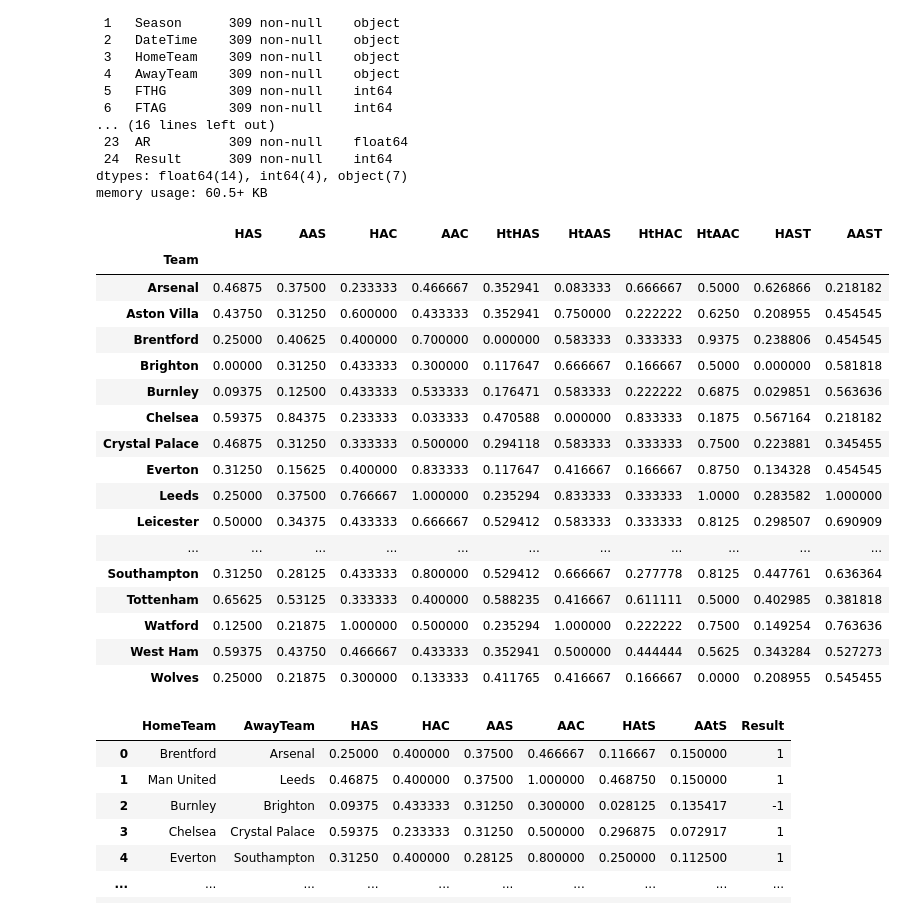
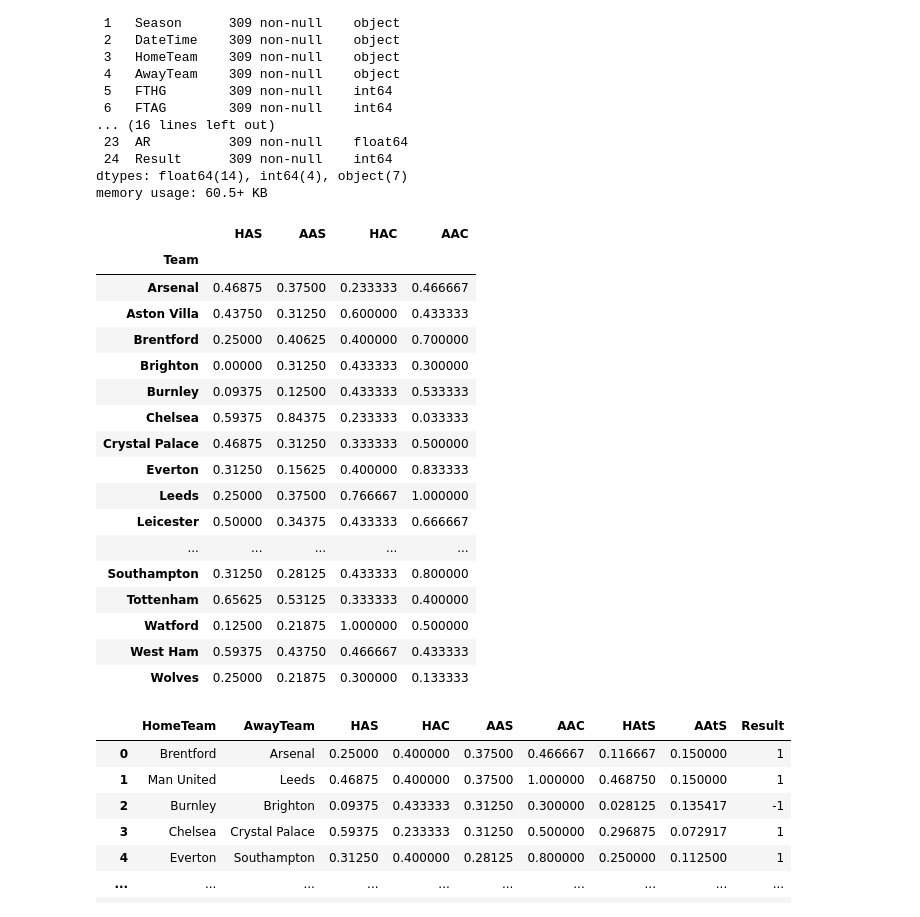
Before and after one commit to Trevor-Jackson94/soccer_project, a Jupyter notebook: 2021_2022_prediction.ipynb, the cells around one changed output. Saved outputs shown, nothing was run; the diff lists cells and outputs as text; code cells hidden in the pictures.

Commit message:
Updated model with scores.

```diff
--- a/2021_2022_prediction.ipynb
+++ b/2021_2022_prediction.ipynb
@@ -84,10 +84,7 @@ memory usage: 60.5+ KB
 # Get each team's offensive/defensive capabilities per season.
 def get_features_per_season(data_now):
     table_new = pd.DataFrame(columns=('Team','HAS','AAS'
-                                      ,'HAC','AAC'
-                                      ,'HtHAS','HtAAS'
-                                      ,'HtHAC','HtAAC'
-                                      ,'HAST','AAST'))
+                                      ,'HAC','AAC'))
 
     home_data = data_now.groupby('HomeTeam')
     away_data = data_now.groupby('AwayTeam')
@@ -99,66 +96,52 @@ def get_features_per_season(data_now):
     away_goals_scored = away_data.FTAG.sum().values
     away_goals_conceded = away_data.FTHG.sum().values
 
-    # Sum the half time home and away goals.
-    home_halftime_goals_scored = home_data.HTHG.sum().values
-    home_halftime_goals_conceded = home_data.HTAG.sum().values
-    away_halftime_goals_scored = away_data.HTAG.sum().values
-    away_halftime_goals_conceded = away_data.HTHG.sum().values
 
     # Sum the shots on target
     home_shots_on_target = home_data.HST.sum().values
     away_shots_on_target = home_data.AST.sum().values
 
 
     # Average full time home/away attacking/defensive strength.
     table_new.HAS = (home_goals_scored / 19.0)  # avg home goals scored
     table_new.AAS = (away_goals_scored / 19.0)  # avg away goals scored
     table_new.HAC = (home_goals_conceded / 19.0)  # avg home goals conceded
     table_new.AAC = (away_goals_conceded / 19.0)  # avg away goals conceded
 
-    # Average half time home/away attacking/defensive strength.
-    table_new.HtHAS = (home_halftime_goals_scored / 19.0) # avg half-time home goals scored
-    table_new.HtHAC = (away_halftime_goals_scored / 19.0) # avg half-time away goals scored
-    table_new.HtAAS = (home_halftime_goals_conceded / 19.0) # avg half-time home goals conceded
-    table_new.HtAAC = (away_halftime_goals_conceded / 19.0) # avg half-time away goals conceded
-
-    # Average the shots on target.
-    table_new.HAST = (home_shots_on_target / 19.0) # avg half-time home goals scored
-    table_new.AAST = (away_shots_on_target / 19.0) # avg half-time away goals scored
 
 
     return table_new
 
 # create a team dataframe using our function to calculate strengths and averages for home and away.
 team_data = get_features_per_season(raw_df)
 # Set the team as the index (this is used to merge dataframes in the next step).
 team_data.set_index('Team', inplace=True)
 # Create an empty team dataframe to use at the end, in order to get a final Premier League table.
 last_season_table = pd.DataFrame(index=team_data.index)
 # Scale the data.
 scaler = MinMaxScaler()
 # Fit the data to the scaler and show the final form.
 team_data = pd.DataFrame(scaler.fit_transform(team_data), columns=team_data.columns, index=team_data.index)
 team_data
 # %% [output]
-|  | HAS | AAS | HAC | AAC | HtHAS | HtAAS | HtHAC | HtAAC | HAST | AAST |
-| Team |  |  |  |  |  |  |  |  |  |  |
-| Arsenal | 0.46875 | 0.37500 | 0.233333 | 0.466667 | 0.352941 | 0.083333 | 0.666667 | 0.5000 | 0.626866 | 0.218182 |
-| Aston Villa | 0.43750 | 0.31250 | 0.600000 | 0.433333 | 0.352941 | 0.750000 | 0.222222 | 0.6250 | 0.208955 | 0.454545 |
-| Brentford | 0.25000 | 0.40625 | 0.400000 | 0.700000 | 0.000000 | 0.583333 | 0.333333 | 0.9375 | 0.238806 | 0.454545 |
-| Brighton | 0.00000 | 0.31250 | 0.433333 | 0.300000 | 0.117647 | 0.666667 | 0.166667 | 0.5000 | 0.000000 | 0.581818 |
-| Burnley | 0.09375 | 0.12500 | 0.433333 | 0.533333 | 0.176471 | 0.583333 | 0.222222 | 0.6875 | 0.029851 | 0.563636 |
-| Chelsea | 0.59375 | 0.84375 | 0.233333 | 0.033333 | 0.470588 | 0.000000 | 0.833333 | 0.1875 | 0.567164 | 0.218182 |
-| Crystal Palace | 0.46875 | 0.31250 | 0.333333 | 0.500000 | 0.294118 | 0.583333 | 0.333333 | 0.7500 | 0.223881 | 0.345455 |
-| Everton | 0.31250 | 0.15625 | 0.400000 | 0.833333 | 0.117647 | 0.416667 | 0.166667 | 0.8750 | 0.134328 | 0.454545 |
-| Leeds | 0.25000 | 0.37500 | 0.766667 | 1.000000 | 0.235294 | 0.833333 | 0.333333 | 1.0000 | 0.283582 | 1.000000 |
-| Leicester | 0.50000 | 0.34375 | 0.433333 | 0.666667 | 0.529412 | 0.583333 | 0.333333 | 0.8125 | 0.298507 | 0.690909 |
-| ... | ... | ... | ... | ... | ... | ... | ... | ... | ... | ... |
-| Southampton | 0.31250 | 0.28125 | 0.433333 | 0.800000 | 0.529412 | 0.666667 | 0.277778 | 0.8125 | 0.447761 | 0.636364 |
-| Tottenham | 0.65625 | 0.53125 | 0.333333 | 0.400000 | 0.588235 | 0.416667 | 0.611111 | 0.5000 | 0.402985 | 0.381818 |
-| Watford | 0.12500 | 0.21875 | 1.000000 | 0.500000 | 0.235294 | 1.000000 | 0.222222 | 0.7500 | 0.149254 | 0.763636 |
-| West Ham | 0.59375 | 0.43750 | 0.466667 | 0.433333 | 0.352941 | 0.500000 | 0.444444 | 0.5625 | 0.343284 | 0.527273 |
-| Wolves | 0.25000 | 0.21875 | 0.300000 | 0.133333 | 0.411765 | 0.416667 | 0.166667 | 0.0000 | 0.208955 | 0.545455 |
+|  | HAS | AAS | HAC | AAC |
+| Team |  |  |  |  |
+| Arsenal | 0.46875 | 0.37500 | 0.233333 | 0.466667 |
+| Aston Villa | 0.43750 | 0.31250 | 0.600000 | 0.433333 |
+| Brentford | 0.25000 | 0.40625 | 0.400000 | 0.700000 |
+| Brighton | 0.00000 | 0.31250 | 0.433333 | 0.300000 |
+| Burnley | 0.09375 | 0.12500 | 0.433333 | 0.533333 |
+| Chelsea | 0.59375 | 0.84375 | 0.233333 | 0.033333 |
+| Crystal Palace | 0.46875 | 0.31250 | 0.333333 | 0.500000 |
+| Everton | 0.31250 | 0.15625 | 0.400000 | 0.833333 |
+| Leeds | 0.25000 | 0.37500 | 0.766667 | 1.000000 |
+| Leicester | 0.50000 | 0.34375 | 0.433333 | 0.666667 |
+| ... | ... | ... | ... | ... |
+| Southampton | 0.31250 | 0.28125 | 0.433333 | 0.800000 |
+| Tottenham | 0.65625 | 0.53125 | 0.333333 | 0.400000 |
+| Watford | 0.12500 | 0.21875 | 1.000000 | 0.500000 |
+| West Ham | 0.59375 | 0.43750 | 0.466667 | 0.433333 |
+| Wolves | 0.25000 | 0.21875 | 0.300000 | 0.133333 |
 # %%
 # Create a function that ties the HomeAttackingStrength(HAS), AwayAttackingStrenght(AAS),
 # HomeDefensiveStrength(HDS), AwayDefensiveStrength(ADS) to each game for the 2019/20 season.
```
Also changed, not shown: parts of 20 cells of this notebook.
